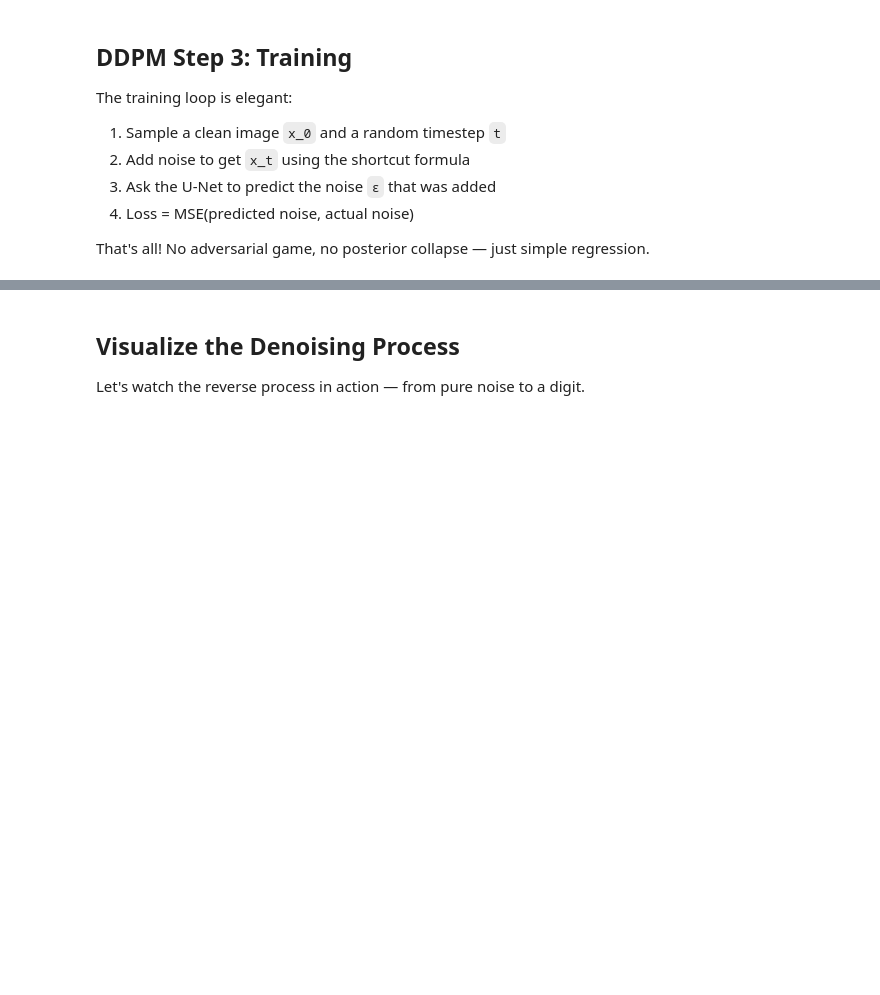
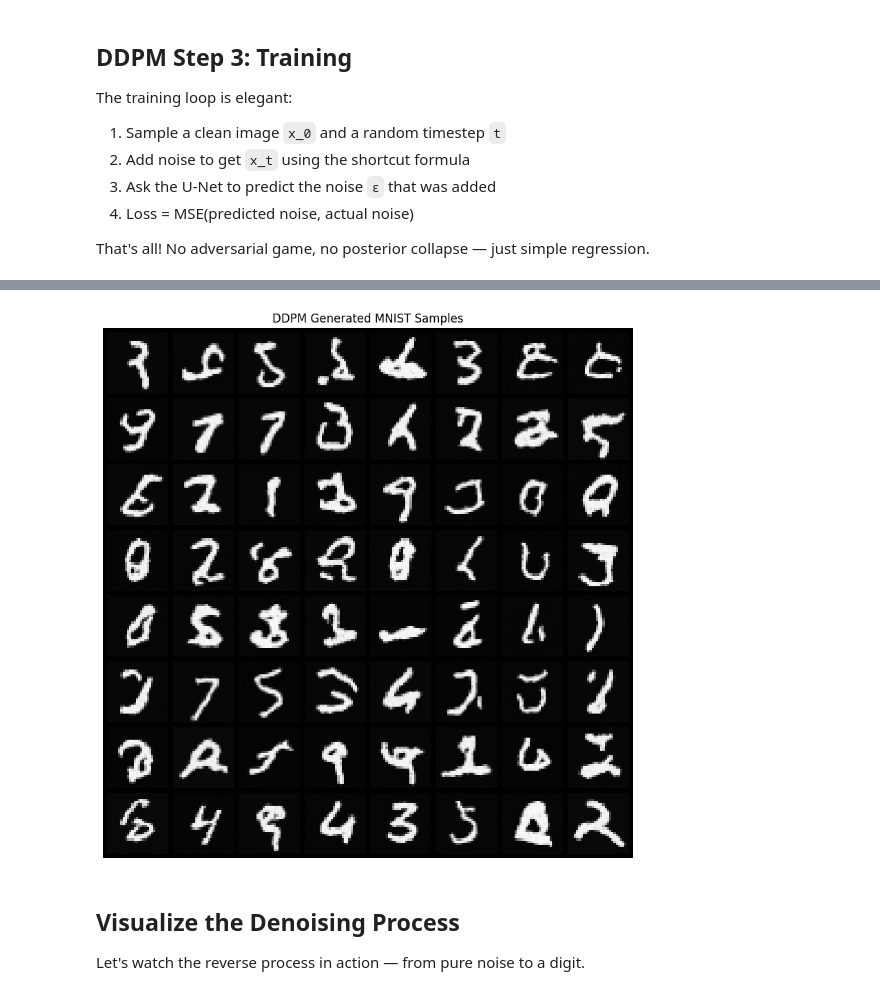
Before and after one commit to moreshud/Python-for-Deep-Learning, a Jupyter notebook: Assignments/2026_Assignment/A4 - GANs + Diffusion/A4-Generative-Models.ipynb, the cells around one changed output, grey strips where cells are left out. Cells and saved outputs as stored; diff of their text form; code cells hidden in the pictures; blank space fills up the shorter version.

```diff
--- a/Assignments/2026_Assignment/A4 - GANs + Diffusion/A4-Generative-Models.ipynb
+++ b/Assignments/2026_Assignment/A4 - GANs + Diffusion/A4-Generative-Models.ipynb
@@ -703,9 +828,11 @@ class ResBlock(nn.Module):
         self.norm2 = nn.GroupNorm(8, out_ch)
 
     def forward(self, x, t_emb):
-        h = self.norm1(F.silu(self.conv1(x)))
+        out1 = self.conv1(x)
+        h = self.norm1(out1 * torch.sigmoid(out1))
         h = h + self.time_mlp(t_emb)[:, :, None, None]  # add time embedding
-        h = self.norm2(F.silu(self.conv2(h)))
+        out2 = self.conv2(h)
+        h = self.norm2(out2 * torch.sigmoid(out2))
         return h + self.residual(x)
 
 
@@ -829,34 +971,37 @@ posterior_variance    = betas * (1.0 - F.pad(alpha_bar[:-1], (1, 0), value=1.0))
 @torch.no_grad()
 def p_sample(x_t, t_scalar):
     """One reverse diffusion step: x_t → x_{t-1}."""
     t_batch = torch.full((x_t.size(0),), t_scalar, device=device, dtype=torch.long)
     pred_noise = unet(x_t, t_batch)
 
     # Compute mean of reverse process
     coeff = betas[t_scalar] / sqrt_one_minus_ab[t_scalar]
     mean  = sqrt_recip_alphas[t_scalar] * (x_t - coeff * pred_noise)
 
     if t_scalar == 0:
         return mean
     noise = torch.randn_like(x_t)
     return mean + torch.sqrt(posterior_variance[t_scalar]) * noise
 
 
 @torch.no_grad()
 def generate(n_samples=64):
     """Full generation: start from noise, run T reverse steps."""
     x = torch.randn(n_samples, 1, 28, 28).to(device)
     for t in tqdm(reversed(range(T)), total=T, desc='Sampling'):
         x = p_sample(x, t)
     return x
 
 
 samples = generate(64)
 grid = torchvision.utils.make_grid(samples, nrow=8, normalize=True)
 plt.figure(figsize=(10, 10))
 plt.imshow(grid.permute(1, 2, 0).cpu())
 plt.title('DDPM Generated MNIST Samples')
-plt.axis('off'); plt.show()
+plt.axis('off');
+plt.show()
+# %% [output]
+[figure, added]
 # %% [markdown]
 ## Visualize the Denoising Process
 
```
Also changed, not shown: parts of 15 cells of this notebook, 2 other files.
